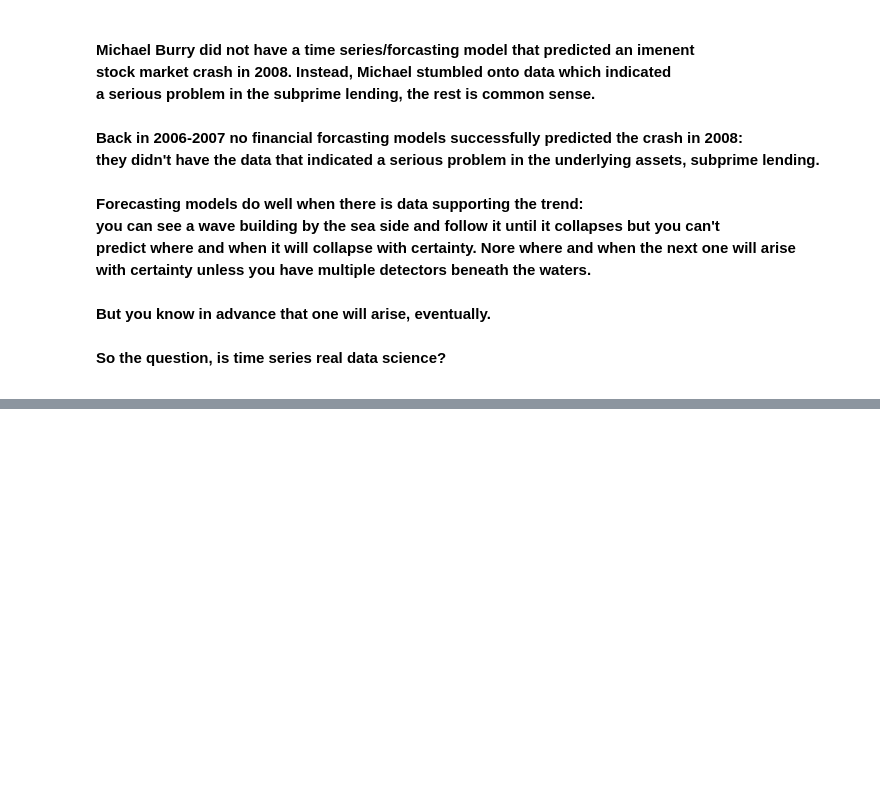
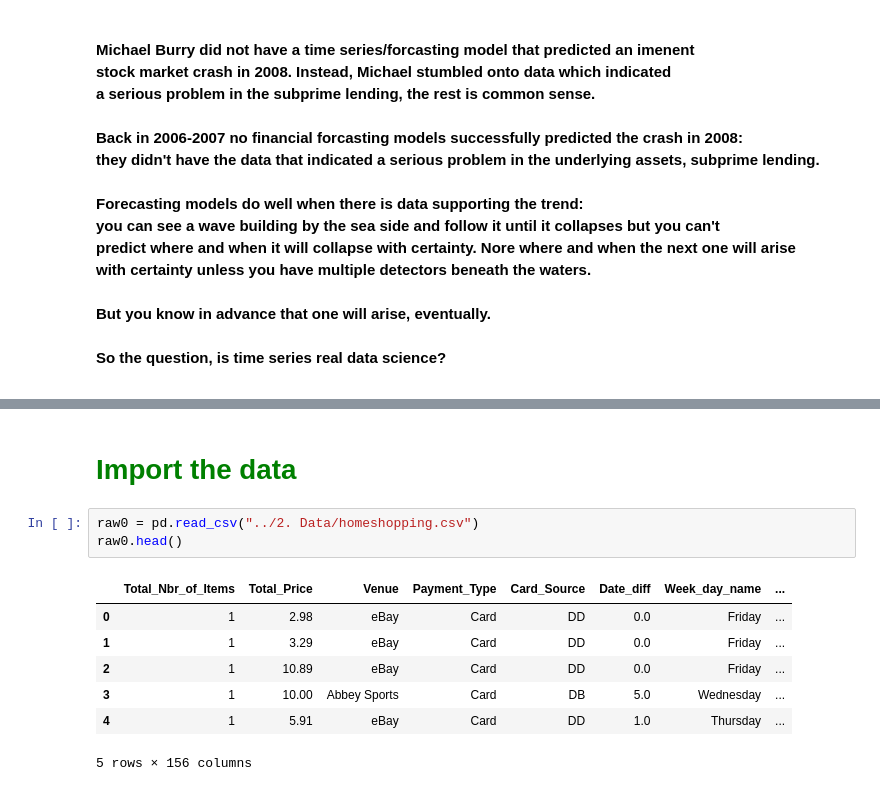
Before and after one commit to ManunEbo/Home-Shopping-ML, a Jupyter notebook: 4. Feature engineering/Regressor feature engineering.ipynb, the cells around one changed output, grey strips where cells are left out. Saved outputs shown, nothing was run; the diff lists cells and outputs as text; blank space fills up the shorter version.

```diff
--- a/4. Feature engineering/Regressor feature engineering.ipynb
+++ b/4. Feature engineering/Regressor feature engineering.ipynb
@@ -38,0 +75,13 @@ So the question, is time series real data science?</strong><br>
+# %% [markdown]
+<h1 style="color: green">Import the data</h1>
+# %%
+raw0 = pd.read_csv("../2. Data/homeshopping.csv")
+raw0.head()
+# %% [output]
+|  | Total_Nbr_of_Items | Total_Price | Venue | Payment_Type | Card_Source | Date_diff | Week_day_name | ... |
+| 0 | 1 | 2.98 | eBay | Card | DD | 0.0 | Friday | ... |
+| 1 | 1 | 3.29 | eBay | Card | DD | 0.0 | Friday | ... |
+| 2 | 1 | 10.89 | eBay | Card | DD | 0.0 | Friday | ... |
+| 3 | 1 | 10.00 | Abbey Sports | Card | DB | 5.0 | Wednesday | ... |
+| 4 | 1 | 5.91 | eBay | Card | DD | 1.0 | Thursday | ... |
+5 rows × 156 columns
```
Also changed, not shown: parts of 58 cells of this notebook, 3 other files.
